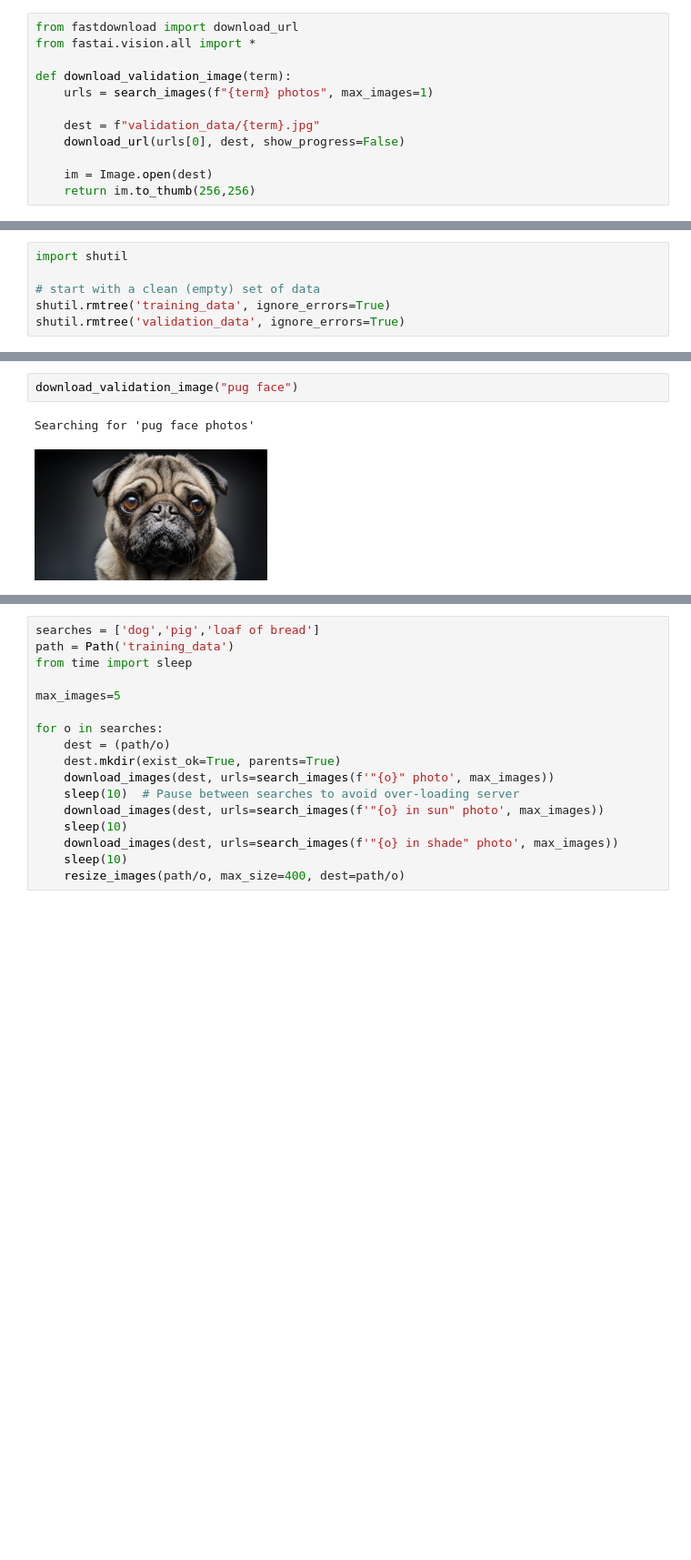
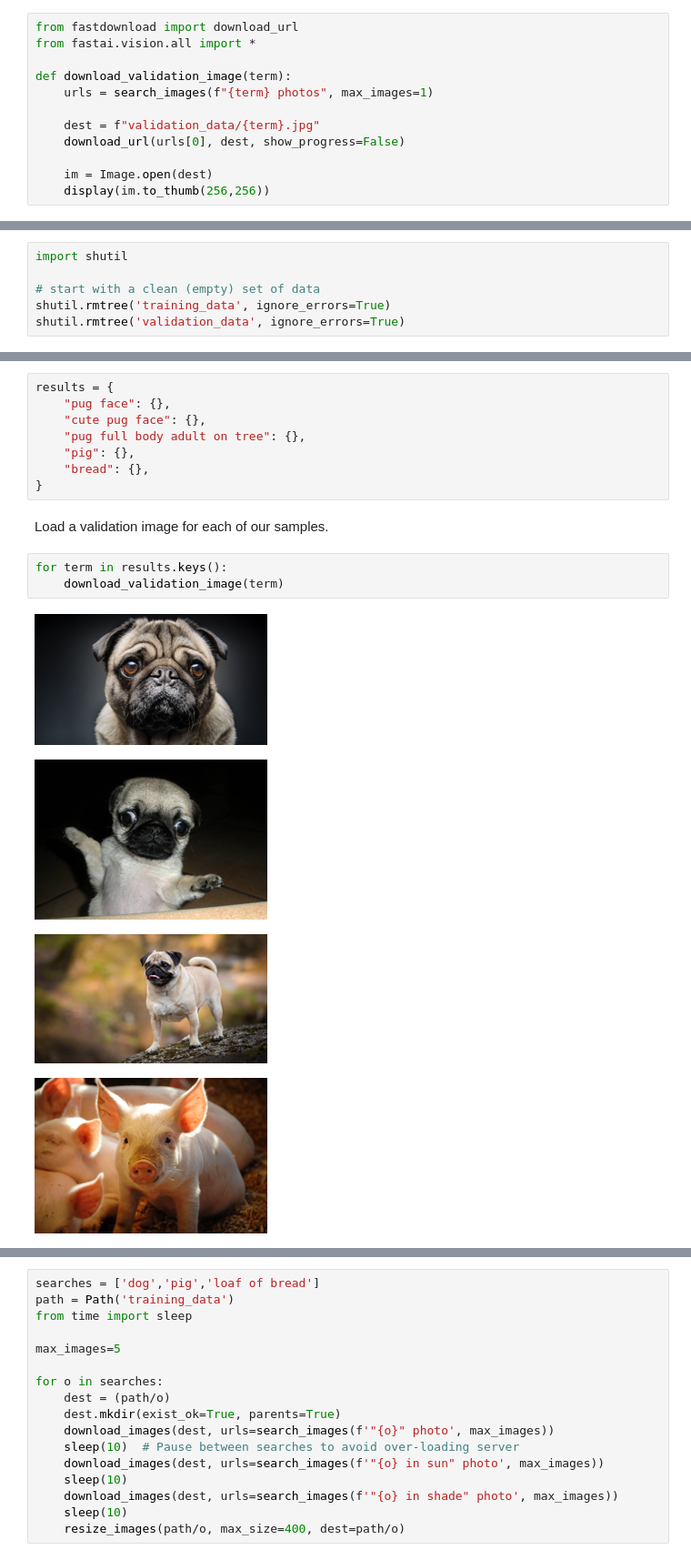
Before and after one commit to jewzaam/aiml-sandbox, a Jupyter notebook: blog-mnm.ipynb, the cells around one changed output, grey strips where cells are left out. Shown at 91% size. Drawn from its saved outputs; the diff is of its cells as text; blank space fills up the shorter version.

```diff
--- a/blog-mnm.ipynb
+++ b/blog-mnm.ipynb
@@ -75,7 +79,7 @@ def download_validation_image(term):
     download_url(urls[0], dest, show_progress=False)
 
     im = Image.open(dest)
-    return im.to_thumb(256,256)
+    display(im.to_thumb(256,256))
 # %% [markdown]
 Make it easier to swap out the model and see how things change by defining a variable to capture the model.
 # %%
@@ -89,5 +99,18 @@ shutil.rmtree('validation_data', ignore_errors=True)
+# %%
+results = {
+    "pug face": {},
+    "cute pug face": {},
+    "pug full body adult on tree": {},
+    "pig": {},
+    "bread": {},
+}
+# %% [markdown]
+Load a validation image for each of our samples.
 # %%
-download_validation_image("pug face")
+for term in results.keys():
+    download_validation_image(term)
 # %% [output]
-Searching for 'pug face photos'
 [figure]
+[figure, added]
+[figure, added]
+[figure, added]
```
Also changed, not shown: parts of 47 cells of this notebook.
